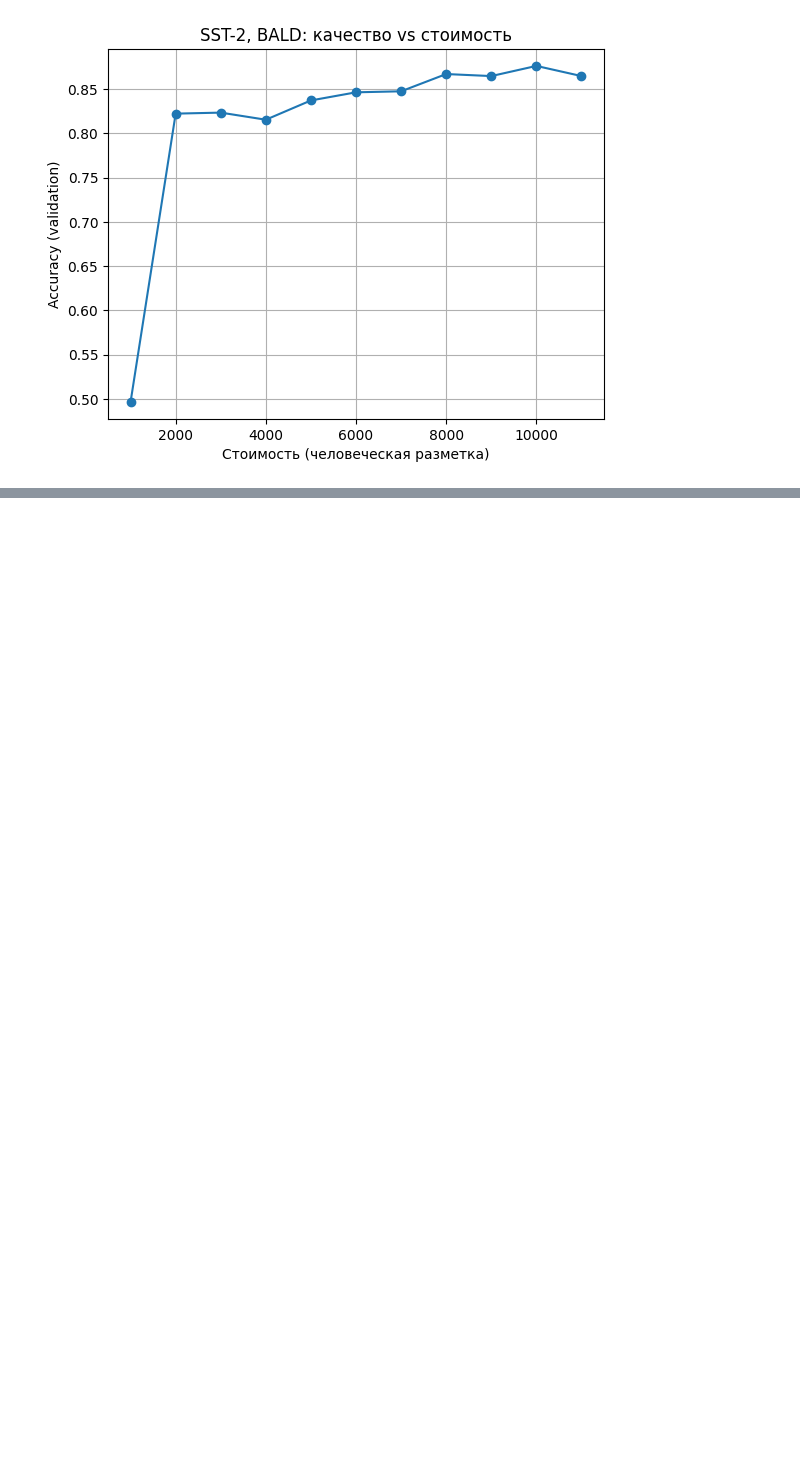
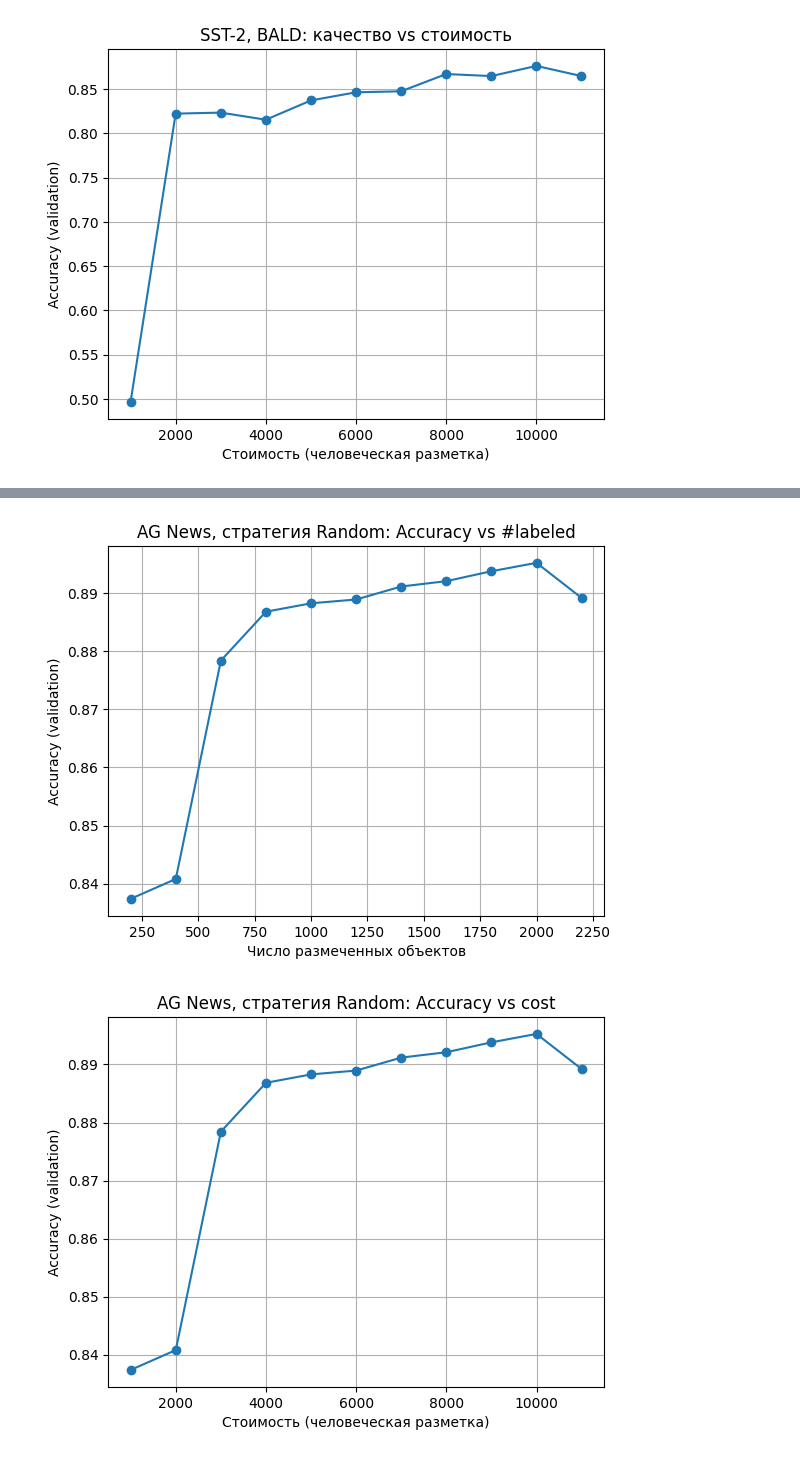
Before and after one commit to estnafinema0/ALTwoOraclesExperiments, a Jupyter notebook: Эксперимент.ipynb, the cells around one changed output, grey strips where cells are left out. Cells and saved outputs as stored; diff of their text form; code cells hidden in the pictures; blank space fills up the shorter version.

```diff
--- a/Эксперимент.ipynb
+++ b/Эксперимент.ipynb
@@ -763,0 +812,24 @@ def run_al_experiment_one(
+# %%
+import os
+import pandas as pd
+import matplotlib.pyplot as plt
+
+def plot_history(experiment_name: str, title_prefix: str):
+    csv_path = os.path.join(LOG_DIR, f"{experiment_name}_history.csv")
+    df = pd.read_csv(csv_path)
+
+    # 1. Accuracy vs число размеченных объектов
+    plt.plot(df["labeled"], df["acc"], marker="o")
+    plt.xlabel("Число размеченных объектов")
+    plt.ylabel("Accuracy (validation)")
+    plt.title(f"{title_prefix}: Accuracy vs #labeled")
+    plt.grid(True)
+    plt.show()
+
+    # 2. Accuracy vs стоимость
+    plt.plot(df["cost_human"], df["acc"], marker="o")
+    plt.xlabel("Стоимость (человеческая разметка)")
+    plt.ylabel("Accuracy (validation)")
+    plt.title(f"{title_prefix}: Accuracy vs cost")
+    plt.grid(True)
+    plt.show()
@@ -1018,0 +1303,10 @@ summary_rand, summary_lc, summary_bald, summary_badge
+# %%
+# AG News: Random / LC / BALD / BADGE
+
+plot_history("ag_news_random", "AG News, стратегия Random")
+plot_history("ag_news_least_conf", "AG News, стратегия Least Confidence")
+plot_history("ag_news_bald", "AG News, стратегия BALD")
+plot_history("ag_news_badge", "AG News, стратегия BADGE")
+# %% [output]
+[figure, added]
+[figure, added]
```
Also changed, not shown: parts of 81 cells of this notebook, 13 other files.
